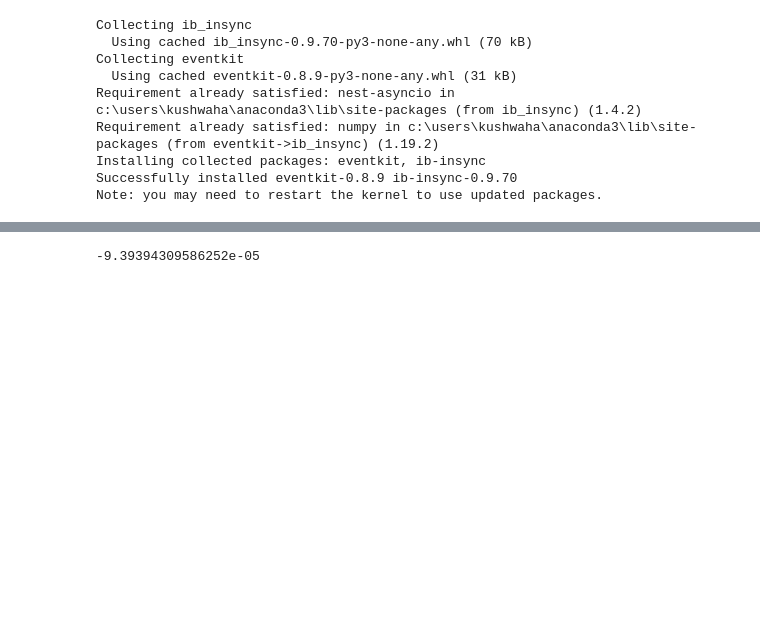
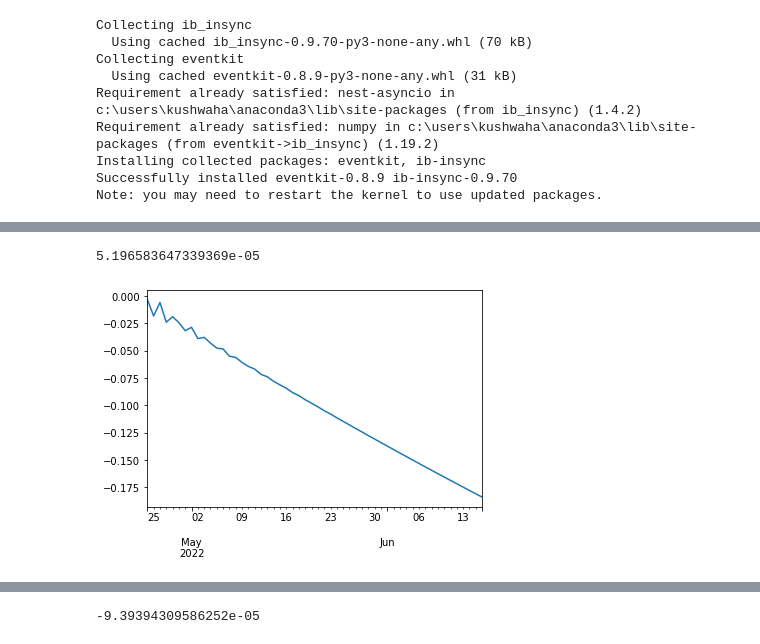
Before and after one commit to SonnyK33/btcalgo, a Jupyter notebook: btc_test.ipynb, the cells around one changed output, grey strips where cells are left out. Drawn from its saved outputs; the diff is of its cells as text; code cells hidden in the pictures; blank space fills up the shorter version.

```diff
--- a/btc_test.ipynb
+++ b/btc_test.ipynb
@@ -68,3 +157,10 @@ from arch import arch_model
+# %%
+(np.exp(arima_pred.cumsum())-1).plot()
+garch_pred # don't think this number is right
+#plot for arima_pred doesn't look righ either
+# %% [output]
+5.196583647339369e-05
+[figure, added]
 # %%
 """GARCH model"""
 def ARCH(X):
```
Also changed, not shown: parts of 12 cells of this notebook.
